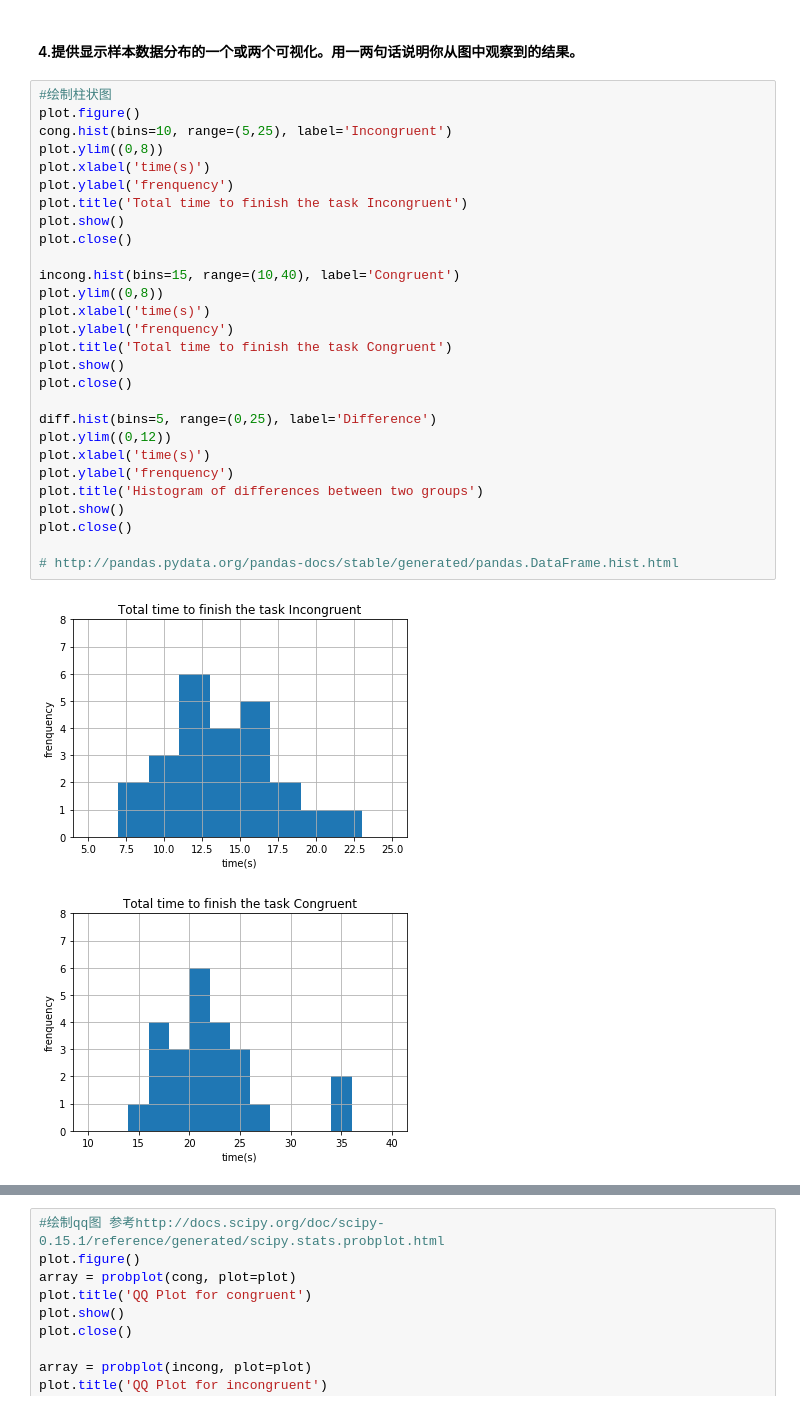
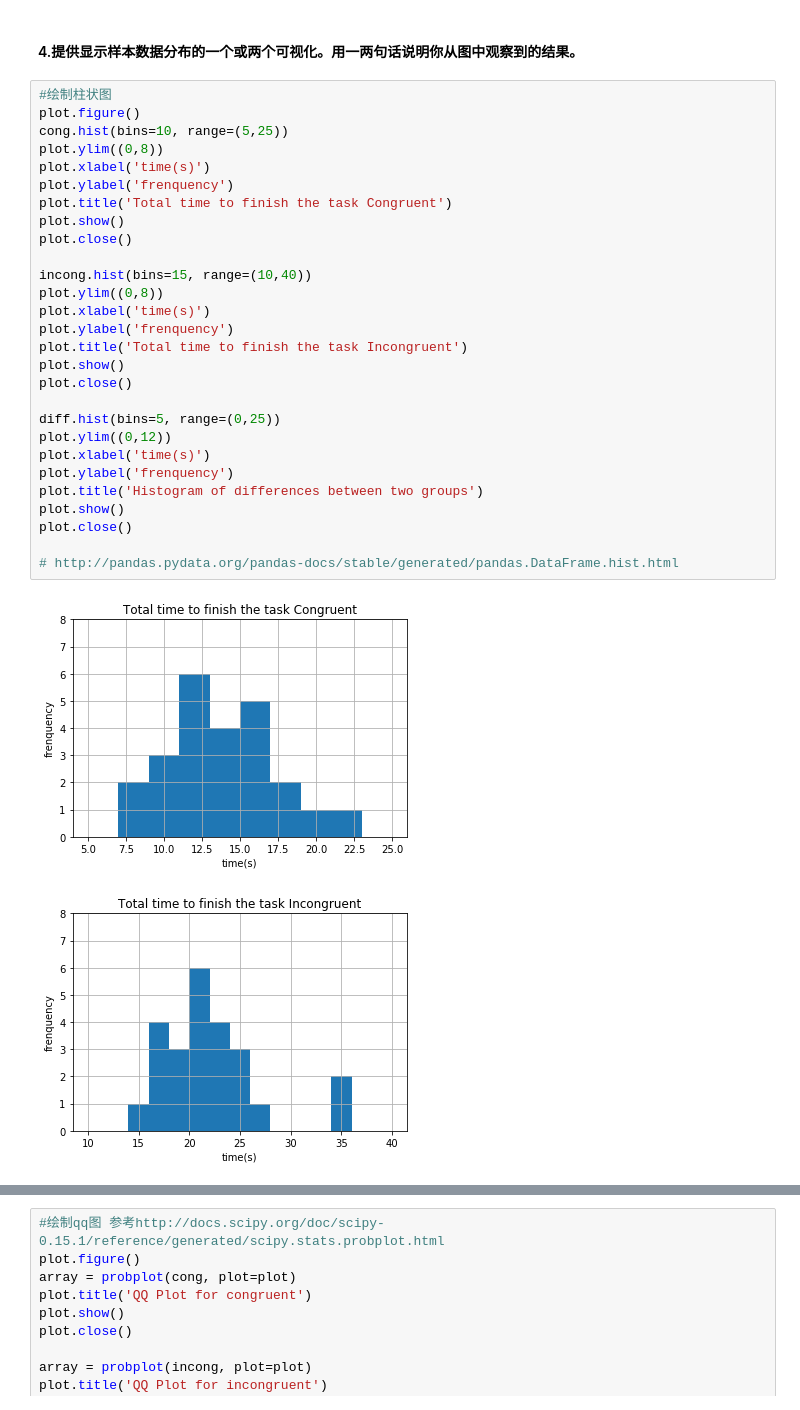
Before and after one commit to AntiEris/Data-analyst-project, a Jupyter notebook: P1_Statistics/P1project_Stroop-effect/P1project_Stroop-effect.ipynb, the cells around one changed output, grey strips where cells are left out. Cells and saved outputs as stored; diff of their text form.

Commit message:
Fix cong&incong misplaced

```diff
--- a/P1_Statistics/P1project_Stroop-effect/P1project_Stroop-effect.ipynb
+++ b/P1_Statistics/P1project_Stroop-effect/P1project_Stroop-effect.ipynb
@@ -60,34 +60,34 @@ data.describe() #描述性统计量
 # %%
 #绘制柱状图
 plot.figure()
-cong.hist(bins=10, range=(5,25), label='Incongruent')
+cong.hist(bins=10, range=(5,25))
+plot.ylim((0,8))
+plot.xlabel('time(s)')
+plot.ylabel('frenquency')
+plot.title('Total time to finish the task Congruent')
+plot.show()
+plot.close()
+
+incong.hist(bins=15, range=(10,40))
 plot.ylim((0,8))
 plot.xlabel('time(s)')
 plot.ylabel('frenquency')
 plot.title('Total time to finish the task Incongruent')
 plot.show()
 plot.close()
 
-incong.hist(bins=15, range=(10,40), label='Congruent')
-plot.ylim((0,8))
-plot.xlabel('time(s)')
-plot.ylabel('frenquency')
-plot.title('Total time to finish the task Congruent')
-plot.show()
-plot.close()
-
-diff.hist(bins=5, range=(0,25), label='Difference')
+diff.hist(bins=5, range=(0,25))
 plot.ylim((0,12))
 plot.xlabel('time(s)')
 plot.ylabel('frenquency')
 plot.title('Histogram of differences between two groups')
 plot.show()
 plot.close()
 
 # http://pandas.pydata.org/pandas-docs/stable/generated/pandas.DataFrame.hist.html
 # %% [output]
-[figure, old version]
+[figure, new version]
-[figure, old version]
+[figure, new version]
 [figure]
 # %%
 #绘制qq图 参考http://docs.scipy.org/doc/scipy-0.15.1/reference/generated/scipy.stats.probplot.html
```
Also changed, not shown: 1 other file.
